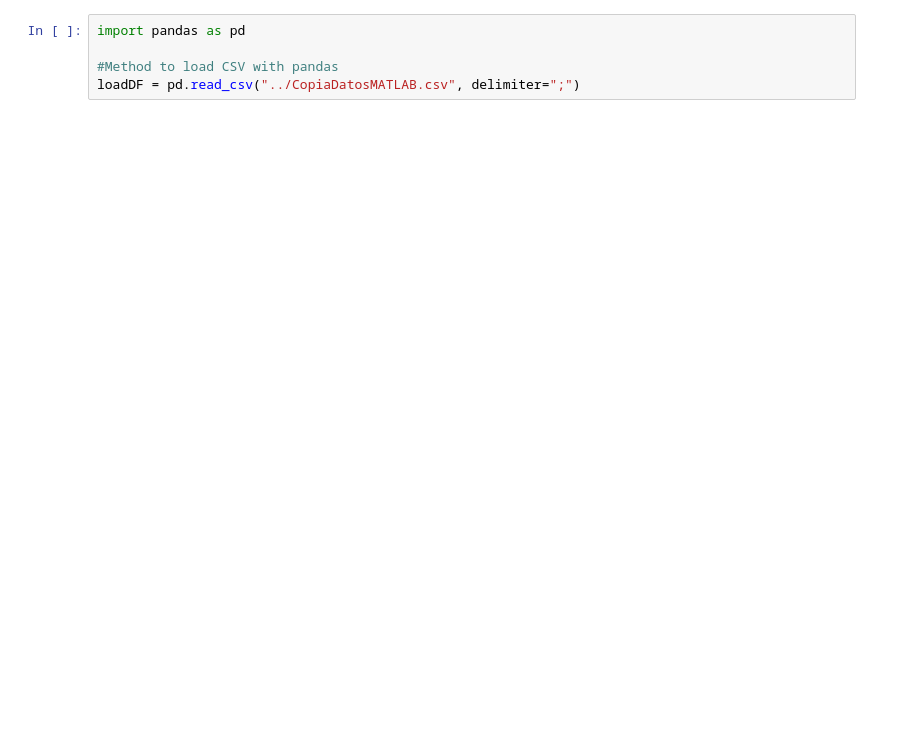
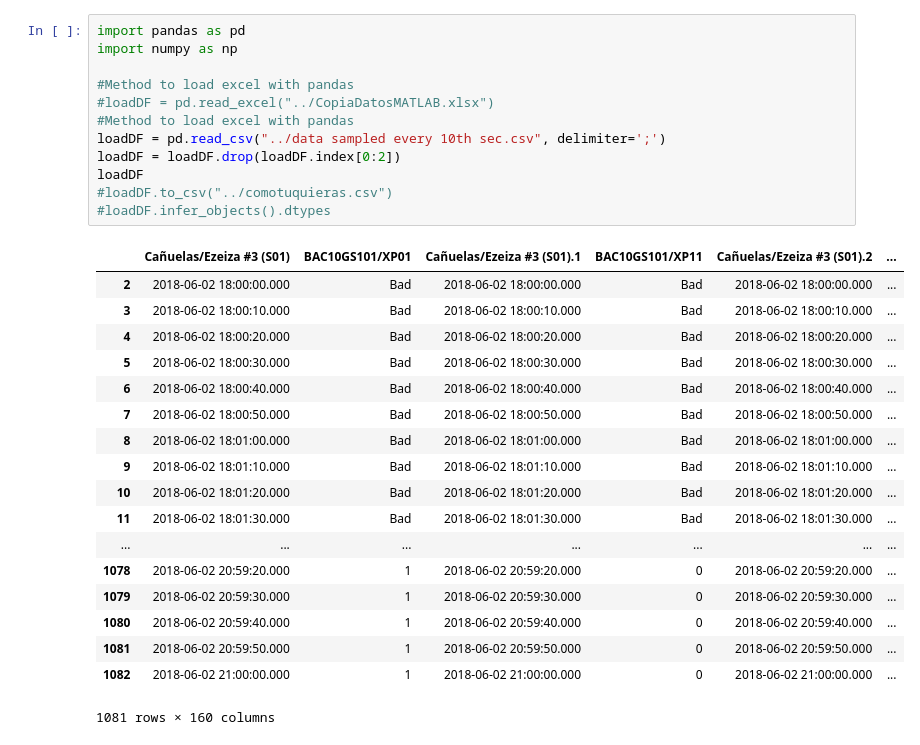
Before and after one commit to konu90/JupyterNotebook-Demo, a Jupyter notebook: Demo.ipynb, the cells around one changed output. Saved outputs shown, nothing was run; the diff lists cells and outputs as text; blank space fills up the shorter version.

Commit message:
Method to preproccess the data before apply ML

```diff
--- a/Demo.ipynb
+++ b/Demo.ipynb
@@ -3,8 +5,34 @@ print("Hello world!")
-# %%
-import pandas as pd
-
-#Method to load CSV with pandas
-loadDF = pd.read_csv("../CopiaDatosMATLAB.csv", delimiter=";")
+# %%
+import pandas as pd
+import numpy as np
+
+#Method to load excel with pandas
+#loadDF = pd.read_excel("../CopiaDatosMATLAB.xlsx")
+#Method to load excel with pandas
+loadDF = pd.read_csv("../data sampled every 10th sec.csv", delimiter=';')
+loadDF = loadDF.drop(loadDF.index[0:2])
+loadDF
+#loadDF.to_csv("../comotuquieras.csv")
+#loadDF.infer_objects().dtypes
+# %% [output]
+|  | Cañuelas/Ezeiza #3 (S01) | BAC10GS101/XP01 | Cañuelas/Ezeiza #3 (S01).1 | BAC10GS101/XP11 | Cañuelas/Ezeiza #3 (S01).2 | ... |
+| 2 | 2018-06-02 18:00:00.000 | Bad | 2018-06-02 18:00:00.000 | Bad | 2018-06-02 18:00:00.000 | ... |
+| 3 | 2018-06-02 18:00:10.000 | Bad | 2018-06-02 18:00:10.000 | Bad | 2018-06-02 18:00:10.000 | ... |
+| 4 | 2018-06-02 18:00:20.000 | Bad | 2018-06-02 18:00:20.000 | Bad | 2018-06-02 18:00:20.000 | ... |
+| 5 | 2018-06-02 18:00:30.000 | Bad | 2018-06-02 18:00:30.000 | Bad | 2018-06-02 18:00:30.000 | ... |
+| 6 | 2018-06-02 18:00:40.000 | Bad | 2018-06-02 18:00:40.000 | Bad | 2018-06-02 18:00:40.000 | ... |
+| 7 | 2018-06-02 18:00:50.000 | Bad | 2018-06-02 18:00:50.000 | Bad | 2018-06-02 18:00:50.000 | ... |
+| 8 | 2018-06-02 18:01:00.000 | Bad | 2018-06-02 18:01:00.000 | Bad | 2018-06-02 18:01:00.000 | ... |
+| 9 | 2018-06-02 18:01:10.000 | Bad | 2018-06-02 18:01:10.000 | Bad | 2018-06-02 18:01:10.000 | ... |
+| 10 | 2018-06-02 18:01:20.000 | Bad | 2018-06-02 18:01:20.000 | Bad | 2018-06-02 18:01:20.000 | ... |
+| 11 | 2018-06-02 18:01:30.000 | Bad | 2018-06-02 18:01:30.000 | Bad | 2018-06-02 18:01:30.000 | ... |
+| ... | ... | ... | ... | ... | ... | ... |
+| 1078 | 2018-06-02 20:59:20.000 | 1 | 2018-06-02 20:59:20.000 | 0 | 2018-06-02 20:59:20.000 | ... |
+| 1079 | 2018-06-02 20:59:30.000 | 1 | 2018-06-02 20:59:30.000 | 0 | 2018-06-02 20:59:30.000 | ... |
+| 1080 | 2018-06-02 20:59:40.000 | 1 | 2018-06-02 20:59:40.000 | 0 | 2018-06-02 20:59:40.000 | ... |
+| 1081 | 2018-06-02 20:59:50.000 | 1 | 2018-06-02 20:59:50.000 | 0 | 2018-06-02 20:59:50.000 | ... |
+| 1082 | 2018-06-02 21:00:00.000 | 1 | 2018-06-02 21:00:00.000 | 0 | 2018-06-02 21:00:00.000 | ... |
+1081 rows × 160 columns
 # %%
 #rename Columns
 df = loadDF.rename(
```
Also changed, not shown: parts of 7 cells of this notebook.
